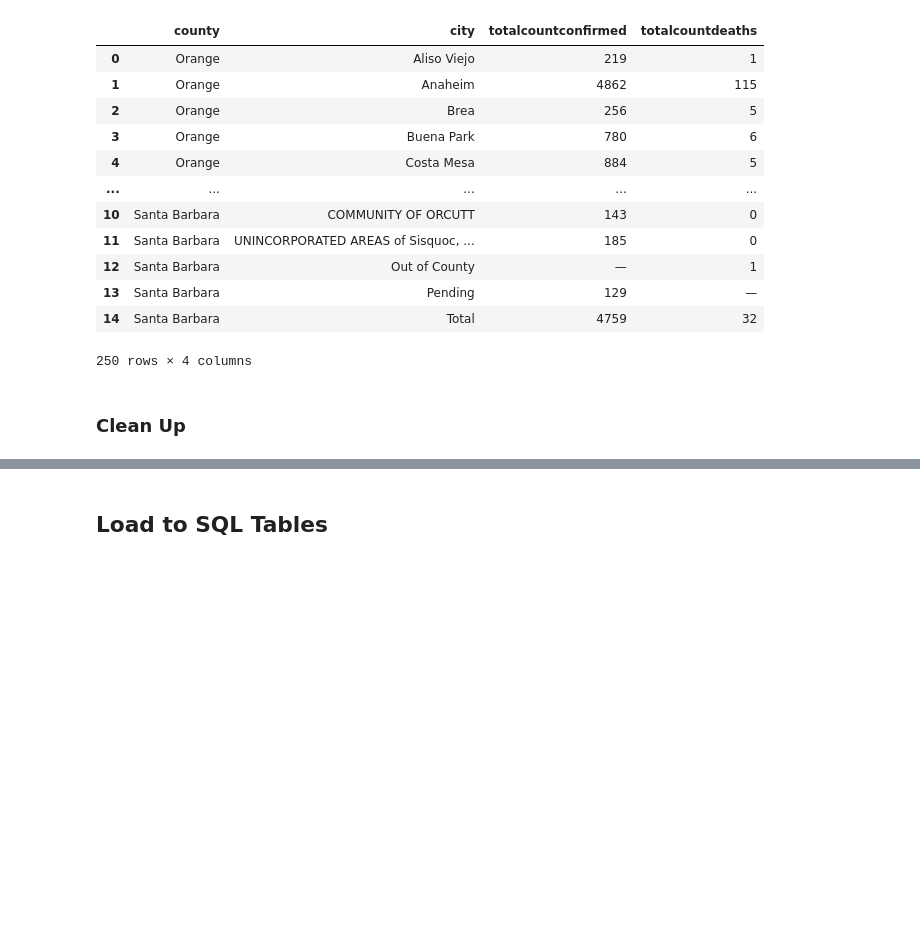
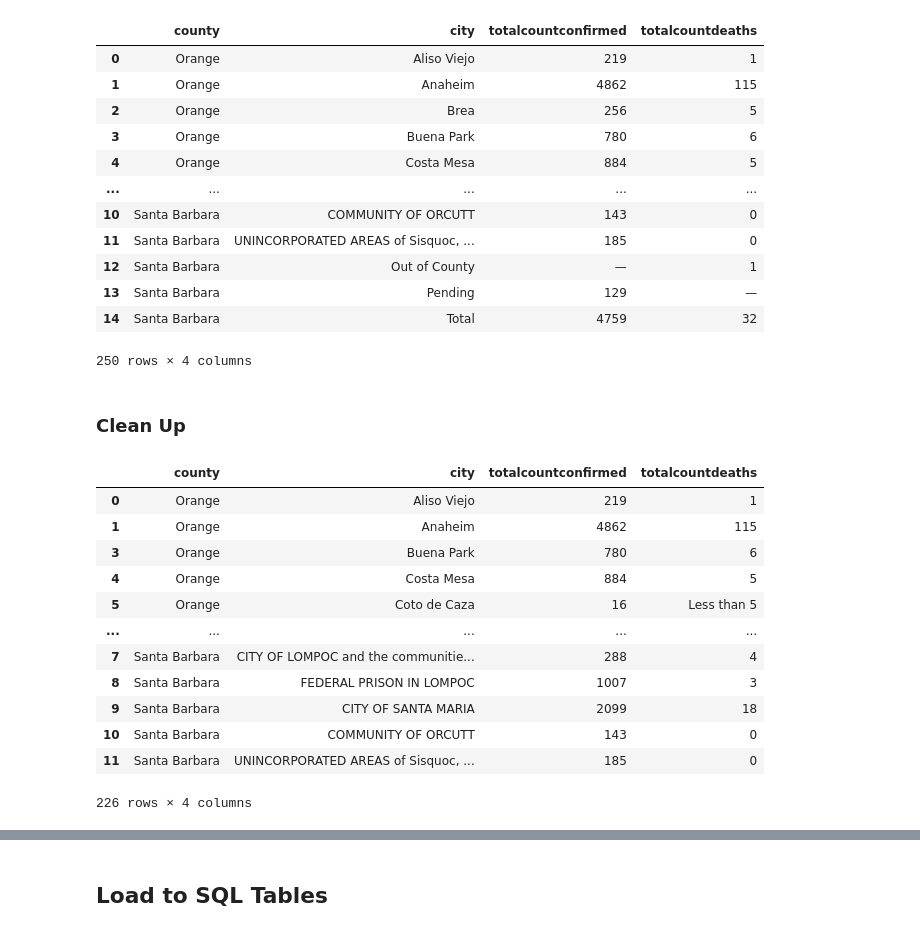
Before and after one commit to erinaverchill/covid-vaccine-plz, a Jupyter notebook: city_covid_data_scraping.ipynb, the cells around one changed output, grey strips where cells are left out. Drawn from its saved outputs; the diff is of its cells as text; code cells hidden in the pictures; blank space fills up the shorter version.

```diff
--- a/city_covid_data_scraping.ipynb
+++ b/city_covid_data_scraping.ipynb
@@ -368,3 +369,20 @@ total_city_df
 250 rows × 4 columns
 # %% [markdown]
 ### Clean Up
+# %%
+total_city_df.drop(total_city_df[(total_city_df['city'] == 'Grand Total') | (total_city_df['city'] == 'Incorporated City') | (total_city_df['city'] == 'Out of County') | (total_city_df['city'] == 'Pending') | (total_city_df['city'] == 'Total') | (total_city_df['city'] == 'Undetermined')].index, inplace = True)
+total_city_df
+# %% [output]
+|  | county | city | totalcountconfirmed | totalcountdeaths |
+| 0 | Orange | Aliso Viejo | 219 | 1 |
+| 1 | Orange | Anaheim | 4862 | 115 |
+| 3 | Orange | Buena Park | 780 | 6 |
+| 4 | Orange | Costa Mesa | 884 | 5 |
+| 5 | Orange | Coto de Caza | 16 | Less than 5 |
+| ... | ... | ... | ... | ... |
+| 7 | Santa Barbara | CITY OF LOMPOC and the communitie... | 288 | 4 |
+| 8 | Santa Barbara | FEDERAL PRISON IN LOMPOC | 1007 | 3 |
+| 9 | Santa Barbara | CITY OF SANTA MARIA | 2099 | 18 |
+| 10 | Santa Barbara | COMMUNITY OF ORCUTT | 143 | 0 |
+| 11 | Santa Barbara | UNINCORPORATED AREAS of Sisquoc, ... | 185 | 0 |
+226 rows × 4 columns
```
Also changed, not shown: parts of 7 cells of this notebook.
